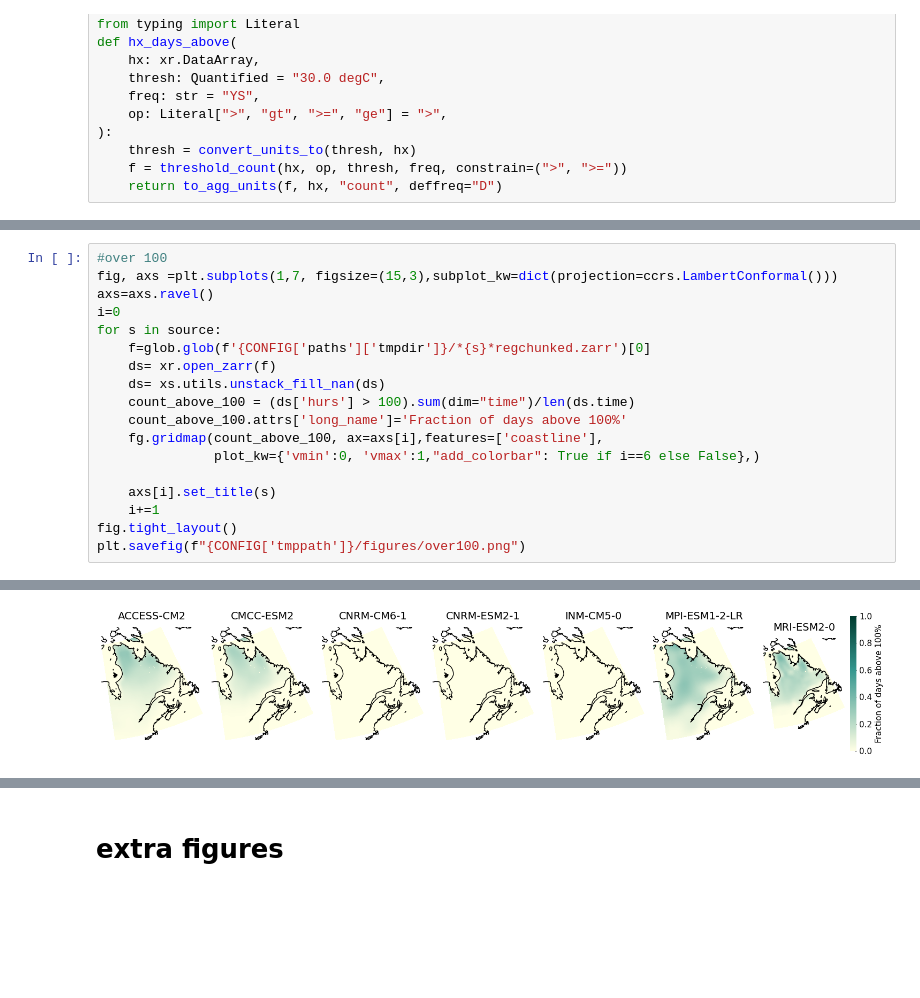
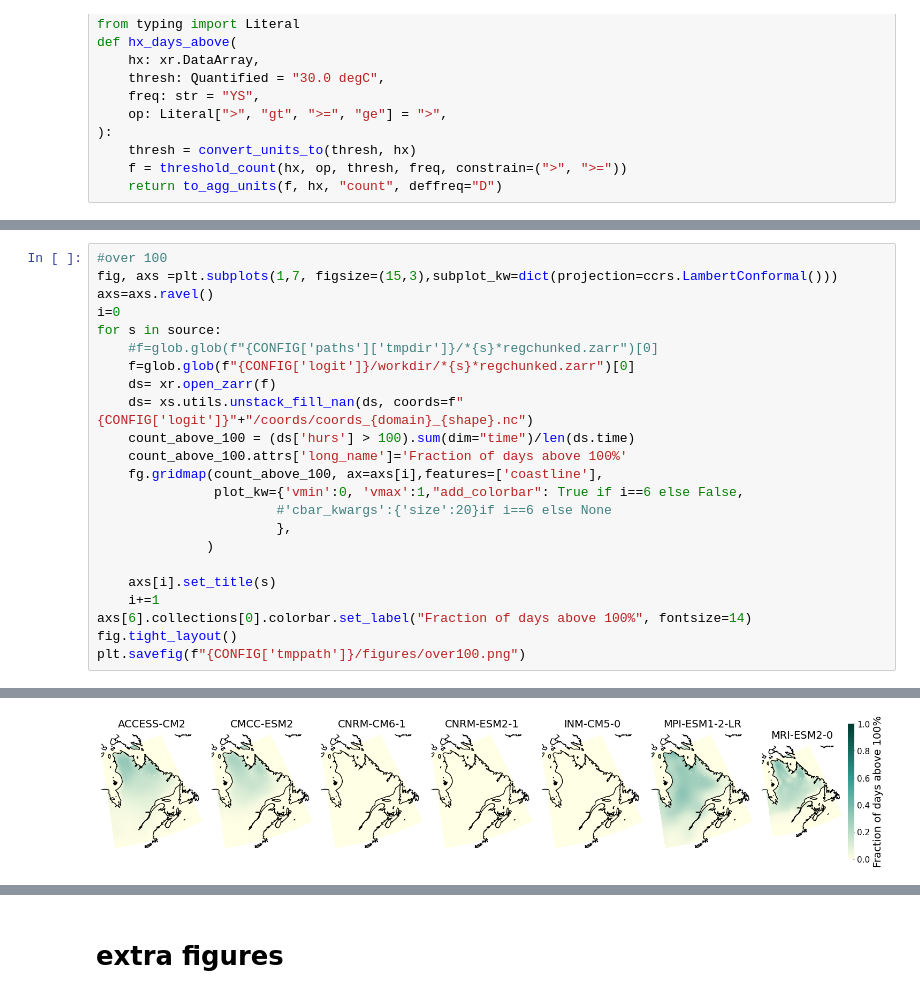
Before and after one commit to Ouranosinc/ESPO-G, a Jupyter notebook: notebooks/hurs.ipynb, the cells around one changed output, grey strips where cells are left out. Drawn from its saved outputs; the diff is of its cells as text; blank space fills up the shorter version.

```diff
--- a/notebooks/hurs.ipynb
+++ b/notebooks/hurs.ipynb
@@ -165,16 +178,21 @@ fig, axs =plt.subplots(1,7, figsize=(15,3),subplot_kw=dict(projection=ccrs.Lambe
 axs=axs.ravel()
 i=0
 for s in source:
-    f=glob.glob(f'{CONFIG['paths']['tmpdir']}/*{s}*regchunked.zarr')[0]
+    #f=glob.glob(f"{CONFIG['paths']['tmpdir']}/*{s}*regchunked.zarr")[0]
+    f=glob.glob(f"{CONFIG['logit']}/workdir/*{s}*regchunked.zarr")[0]
     ds= xr.open_zarr(f)
-    ds= xs.utils.unstack_fill_nan(ds)
+    ds= xs.utils.unstack_fill_nan(ds, coords=f"{CONFIG['logit']}"+"/coords/coords_{domain}_{shape}.nc")
     count_above_100 = (ds['hurs'] > 100).sum(dim="time")/len(ds.time)
     count_above_100.attrs['long_name']='Fraction of days above 100%'
     fg.gridmap(count_above_100, ax=axs[i],features=['coastline'],
-               plot_kw={'vmin':0, 'vmax':1,"add_colorbar": True if i==6 else False},)
+               plot_kw={'vmin':0, 'vmax':1,"add_colorbar": True if i==6 else False,
+                       #'cbar_kwargs':{'size':20}if i==6 else None
+                       },
+              )
 
     axs[i].set_title(s)
     i+=1
+axs[6].collections[0].colorbar.set_label("Fraction of days above 100%", fontsize=14)
 fig.tight_layout()
 plt.savefig(f"{CONFIG['tmppath']}/figures/over100.png")
 # %% [output]
@@ -188,4 +206,4 @@ plt.savefig(f"{CONFIG['tmppath']}/figures/over100.png")
-[figure, old version]
+[figure, new version]
 # %%
 # dist
 lon1=-74
```
Also changed, not shown: parts of 14 cells of this notebook.
